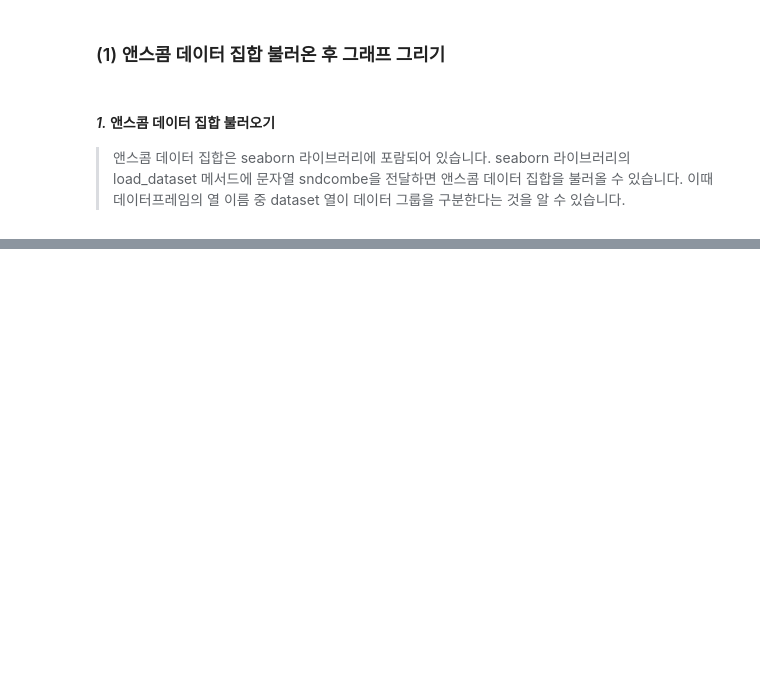
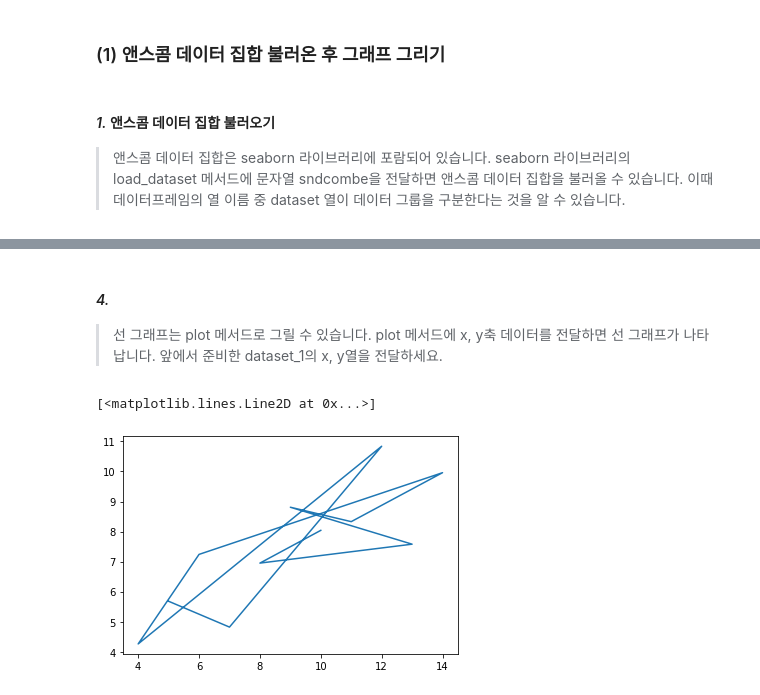
Before and after one commit to GeniusGun/python, a Jupyter notebook: pandas/pandas_04.ipynb, the cells around one changed output, grey strips where cells are left out. Drawn from its saved outputs; the diff is of its cells as text; code cells hidden in the pictures; blank space fills up the shorter version.

Commit message:
앤스컴 데이터 시각화 - dataset_1 선 그래프, 점 그래프

```diff
--- a/pandas/pandas_04.ipynb
+++ b/pandas/pandas_04.ipynb
@@ -48,0 +62,3 @@ IV       9.0  7.500909
+# %%
+dataset_1 = anscombe[anscombe['dataset']=='I']
+print(dataset_1)
@@ -48,0 +78,8 @@ IV       9.0  7.500909
+# %% [markdown]
+#### _4._
+>선 그래프는 plot 메서드로 그릴 수 있습니다. plot 메서드에 x, y축 데이터를 전달하면 선 그래프가 나타납니다. 앞에서 준비한 dataset_1의 x, y열을 전달하세요.
+# %%
+plt.plot(dataset_1['x'], dataset_1['y'])
+# %% [output]
+[<matplotlib.lines.Line2D at 0x...>]
+[figure, added]
```
Also changed, not shown: parts of 8 cells of this notebook.
